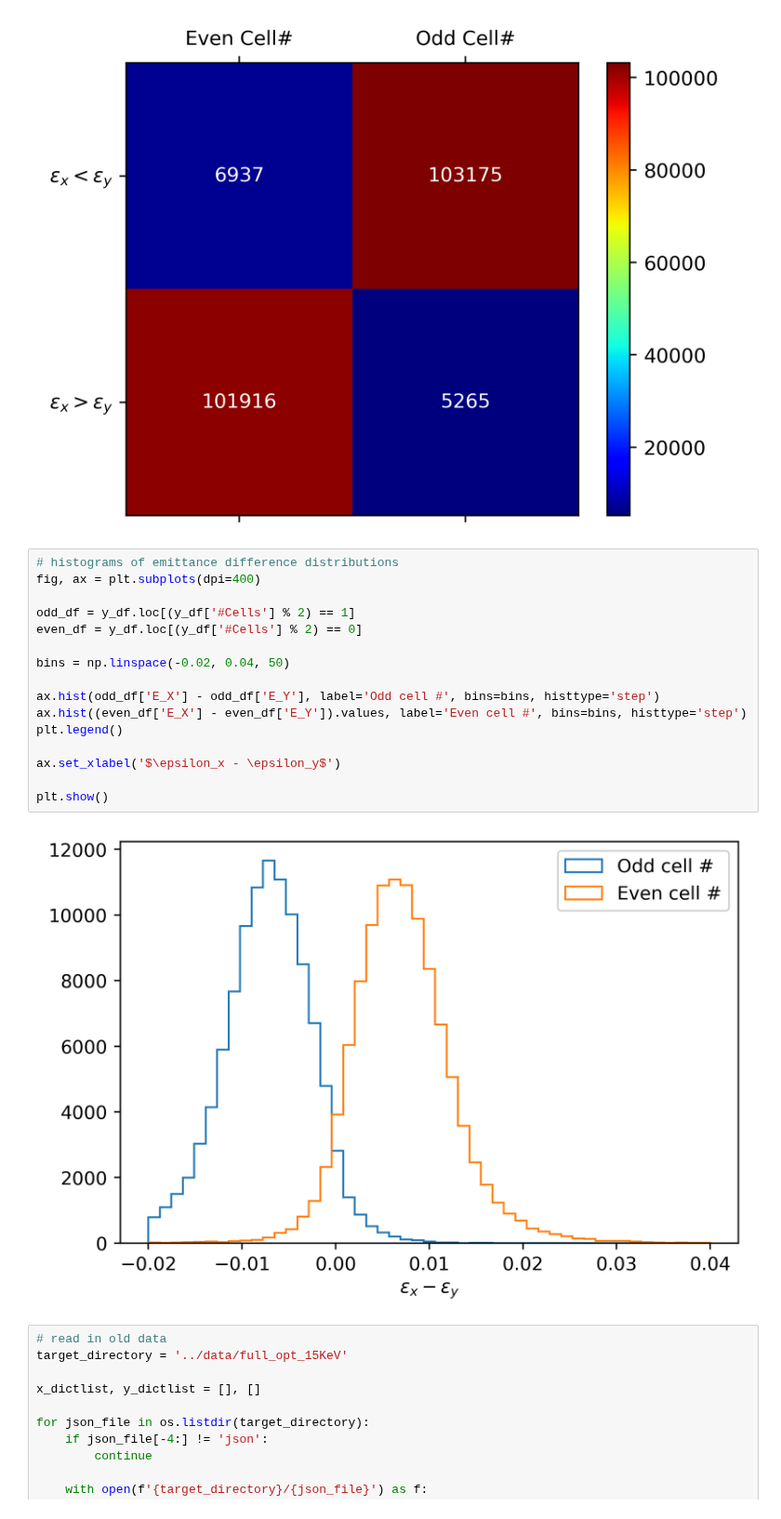
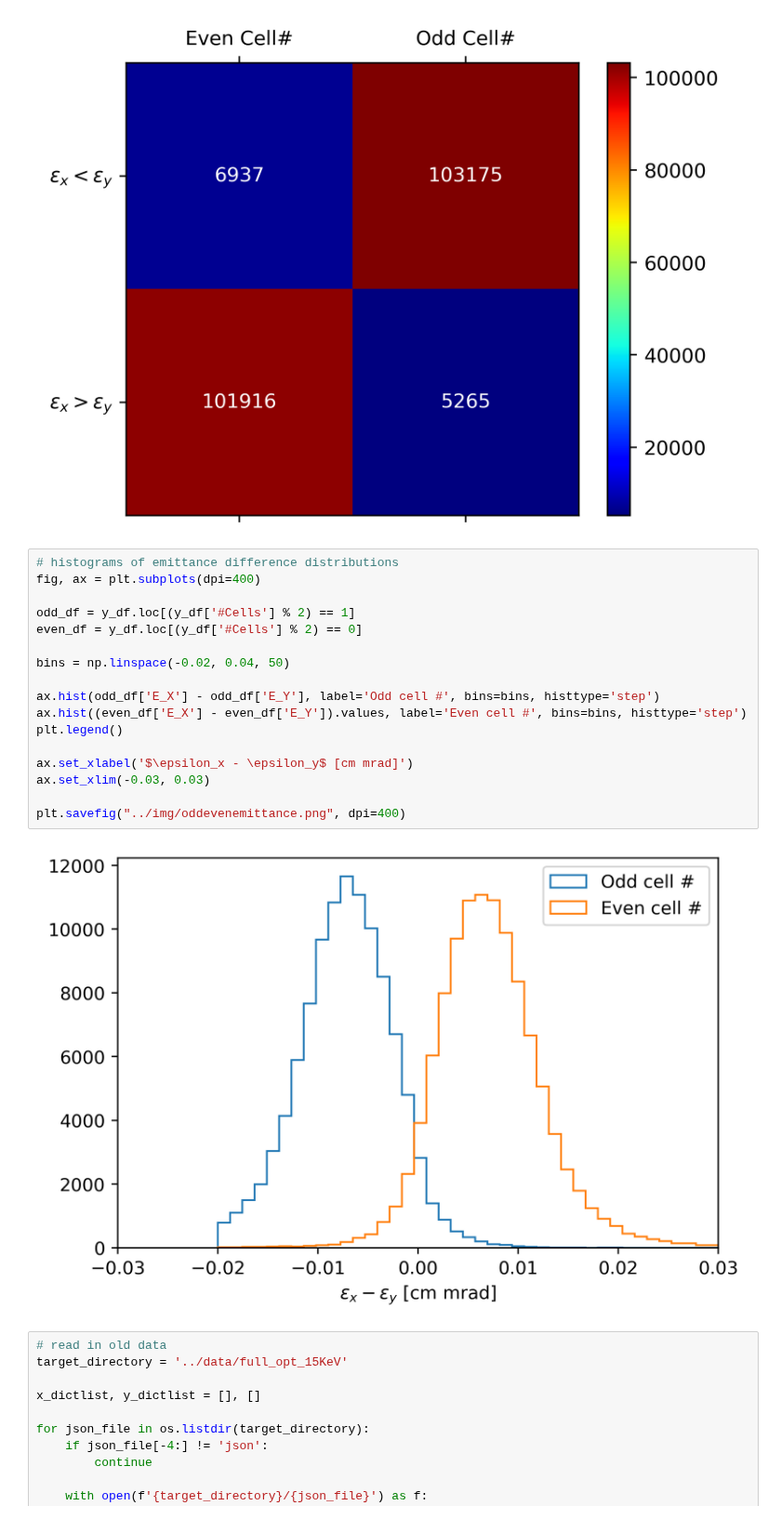
Before and after one commit to joshvillarreal/rfq-nn, a Jupyter notebook: notebooks/EDA_fullRFQ_compare.ipynb, the cells around one changed output. Shown at 93% size. Cells and saved outputs as stored; diff of their text form.

```diff
--- a/notebooks/EDA_fullRFQ_compare.ipynb
+++ b/notebooks/EDA_fullRFQ_compare.ipynb
@@ -54,21 +54,22 @@ plt.show()
 # %%
 # histograms of emittance difference distributions
 fig, ax = plt.subplots(dpi=400)
 
 odd_df = y_df.loc[(y_df['#Cells'] % 2) == 1]
 even_df = y_df.loc[(y_df['#Cells'] % 2) == 0]
 
 bins = np.linspace(-0.02, 0.04, 50)
 
 ax.hist(odd_df['E_X'] - odd_df['E_Y'], label='Odd cell #', bins=bins, histtype='step')
 ax.hist((even_df['E_X'] - even_df['E_Y']).values, label='Even cell #', bins=bins, histtype='step')
 plt.legend()
 
-ax.set_xlabel('$\epsilon_x - \epsilon_y$')
+ax.set_xlabel('$\epsilon_x - \epsilon_y$ [cm mrad]')
+ax.set_xlim(-0.03, 0.03)
 
-plt.show()
+plt.savefig("../img/oddevenemittance.png", dpi=400)
 # %% [output]
-[figure, old version]
+[figure, new version]
 # %%
 # read in old data
 target_directory = '../data/full_opt_15KeV'
```
Also changed, not shown: 5 other files.
